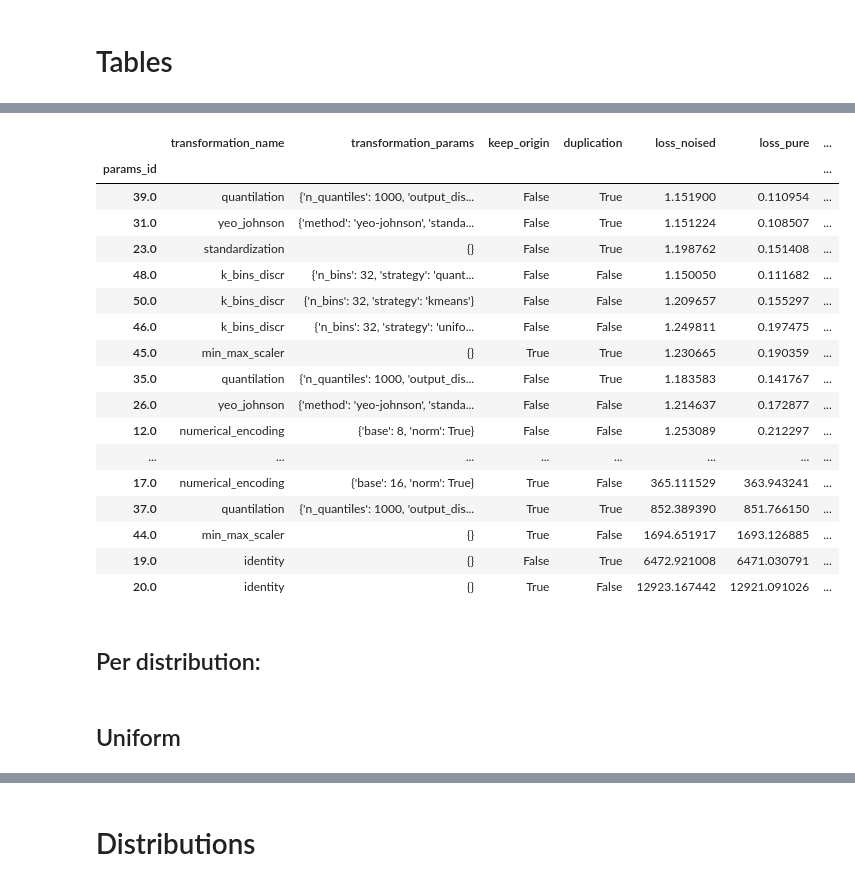
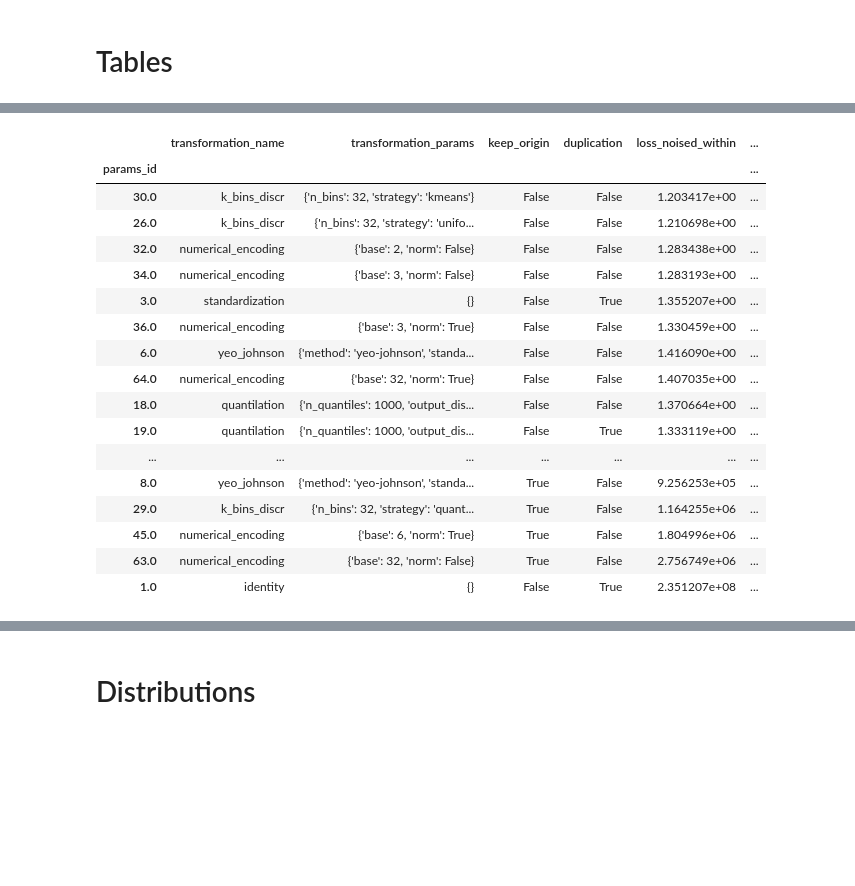
Before and after one commit to Nearpit/BaseEncoding, a Jupyter notebook: plotting.ipynb, the cells around one changed output, grey strips where cells are left out. Saved outputs shown, nothing was run; the diff lists cells and outputs as text; code cells hidden in the pictures; blank space fills up the shorter version.

```diff
--- a/plotting.ipynb
+++ b/plotting.ipynb
@@ -32,7 +30,7 @@ with open("only_inputs_results.pkl", "rb") as file:
 for idx, inp in enumerate(data):
     cur_history = data[idx]['history']
     cur_history['loss'] = np.pad(np.array(cur_history['loss']), (0, 1000 - len(cur_history['loss'])), 'edge')
-    cur_history['loss'] = np.pad(np.array(cur_history['loss']), (0, 1000 - len(cur_history['loss'])), 'edge')
+    cur_history['val_loss'] = np.pad(np.array(cur_history['val_loss']), (0, 1000 - len(cur_history['val_loss'])), 'edge')
     data[idx]['history'] = cur_history
 
 df = pd.json_normalize(data, max_level=0)
@@ -42,17 +65,32 @@ df['duplication'] = df['duplication'].replace({1:False, 32:True})
 # %%
+
 total_number_transformations = df.shape[0]/(df['seed'].nunique() * df['x'].nunique())
 
-results = df.groupby('params_id')[['score_noised', 'score_pure']].mean()
-results = results.rename({'score_noised': 'loss_noised', 'score_pure':'loss_pure'}, axis=1)
-results['x'] = df.groupby('params_id')[['x']].max()
+pd.options.display.max_rows = int(total_number_transformations)
+
+results = df.groupby('params_id')[['score_noised_within', 'score_noised_beyond', 'score_pure_within', 'score_pure_beyond']].mean()
+results = results.rename({'score_noised_within': 'loss_noised_within', 'score_noised_beyond': 'loss_noised_beyond', 'score_pure_within': 'loss_pure_within', 'score_pure_beyond':'loss_pure_beyond'}, axis=1)
+results['x'] = df.groupby('params_id')[['x']].nth(0)
 # %%
-best_noised = results.groupby('x')[['loss_noised']].min()
-best_pure = results.groupby('x')[['loss_pure']].min()
-results['relative_noised_ranking'] = results.apply(lambda x: (x['loss_noised']/best_noised.loc[x['x']])-1, axis=1)
-results['relative_pure_ranking'] = results.apply(lambda x: (x['loss_pure']/best_pure.loc[x['x']])-1, axis=1)
+arr = ['noised_within', 'noised_beyond', 'pure_within', 'pure_beyond']
+for loss in ['noised_within', 'noised_beyond', 'pure_within', 'pure_beyond']:
+    best = results.groupby('x')[[f'loss_{loss}']].min()
+    results[f'relative_{loss}'] = results.apply(lambda x: (x[f'loss_{loss}']/best.loc[x['x']])-1, axis=1)
+
 total_results = results.groupby(results.index % total_number_transformations).mean()
 
 transformation_description_short = df[df['params_id'] < total_number_transformations].groupby('params_id')[['transformation_name', 'transformation_params', 'keep_origin', 'duplication']].nth(0)
 transformation_description_full = df.groupby('params_id')[['transformation_name', 'transformation_params', 'keep_origin', 'duplication']].nth(0)
 
 total_results = transformation_description_short.join(total_results)
+# %%
+arr = ['noised_within', 'noised_beyond', 'pure_within', 'pure_beyond']
+
+rel_arr = ['relative_' + x for x in arr]
+total_results['relative_mean'] = total_results[rel_arr].mean(axis=1)
+
+total_results['relative_beyond_mean'] = total_results[['relative_noised_beyond', 'relative_pure_beyond']].mean(axis=1)
+total_results['relative_within_mean'] = total_results[['relative_noised_within', 'relative_pure_within']].mean(axis=1)
+
+total_results['relative_noised_mean'] = total_results[['relative_noised_beyond', 'relative_noised_within']].mean(axis=1)
+total_results['relative_pure_mean'] = total_results[['relative_pure_beyond', 'relative_pure_within']].mean(axis=1)
@@ -80,23 +181,21 @@ total_results.sort_values('relative_noised_ranking')
 # %%
-total_results.sort_values('relative_pure_ranking')
+total_results.sort_values('relative_pure_within')
 # %% [output]
-|  | transformation_name | transformation_params | keep_origin | duplication | loss_noised | loss_pure | ... |
-| params_id |  |  |  |  |  |  | ... |
-| 39.0 | quantilation | {'n_quantiles': 1000, 'output_dis... | False | True | 1.151900 | 0.110954 | ... |
-| 31.0 | yeo_johnson | {'method': 'yeo-johnson', 'standa... | False | True | 1.151224 | 0.108507 | ... |
-| 23.0 | standardization | {} | False | True | 1.198762 | 0.151408 | ... |
-| 48.0 | k_bins_discr | {'n_bins': 32, 'strategy': 'quant... | False | False | 1.150050 | 0.111682 | ... |
-| 50.0 | k_bins_discr | {'n_bins': 32, 'strategy': 'kmeans'} | False | False | 1.209657 | 0.155297 | ... |
-| 46.0 | k_bins_discr | {'n_bins': 32, 'strategy': 'unifo... | False | False | 1.249811 | 0.197475 | ... |
-| 45.0 | min_max_scaler | {} | True | True | 1.230665 | 0.190359 | ... |
-| 35.0 | quantilation | {'n_quantiles': 1000, 'output_dis... | False | True | 1.183583 | 0.141767 | ... |
-| 26.0 | yeo_johnson | {'method': 'yeo-johnson', 'standa... | False | False | 1.214637 | 0.172877 | ... |
-| 12.0 | numerical_encoding | {'base': 8, 'norm': True} | False | False | 1.253089 | 0.212297 | ... |
-| ... | ... | ... | ... | ... | ... | ... | ... |
-| 17.0 | numerical_encoding | {'base': 16, 'norm': True} | True | False | 365.111529 | 363.943241 | ... |
-| 37.0 | quantilation | {'n_quantiles': 1000, 'output_dis... | True | True | 852.389390 | 851.766150 | ... |
-| 44.0 | min_max_scaler | {} | True | False | 1694.651917 | 1693.126885 | ... |
-| 19.0 | identity | {} | False | True | 6472.921008 | 6471.030791 | ... |
-| 20.0 | identity | {} | True | False | 12923.167442 | 12921.091026 | ... |
+|  | transformation_name | transformation_params | keep_origin | duplication | loss_noised_within | ... |
+| params_id |  |  |  |  |  | ... |
+| 30.0 | k_bins_discr | {'n_bins': 32, 'strategy': 'kmeans'} | False | False | 1.203417e+00 | ... |
+| 26.0 | k_bins_discr | {'n_bins': 32, 'strategy': 'unifo... | False | False | 1.210698e+00 | ... |
+| 32.0 | numerical_encoding | {'base': 2, 'norm': False} | False | False | 1.283438e+00 | ... |
+| 34.0 | numerical_encoding | {'base': 3, 'norm': False} | False | False | 1.283193e+00 | ... |
+| 3.0 | standardization | {} | False | True | 1.355207e+00 | ... |
+| 36.0 | numerical_encoding | {'base': 3, 'norm': True} | False | False | 1.330459e+00 | ... |
+| 6.0 | yeo_johnson | {'method': 'yeo-johnson', 'standa... | False | False | 1.416090e+00 | ... |
+| 64.0 | numerical_encoding | {'base': 32, 'norm': True} | False | False | 1.407035e+00 | ... |
+| 18.0 | quantilation | {'n_quantiles': 1000, 'output_dis... | False | False | 1.370664e+00 | ... |
+| 19.0 | quantilation | {'n_quantiles': 1000, 'output_dis... | False | True | 1.333119e+00 | ... |
+| ... | ... | ... | ... | ... | ... | ... |
+| 8.0 | yeo_johnson | {'method': 'yeo-johnson', 'standa... | True | False | 9.256253e+05 | ... |
+| 29.0 | k_bins_discr | {'n_bins': 32, 'strategy': 'quant... | True | False | 1.164255e+06 | ... |
+| 45.0 | numerical_encoding | {'base': 6, 'norm': True} | True | False | 1.804996e+06 | ... |
+| 63.0 | numerical_encoding | {'base': 32, 'norm': False} | True | False | 2.756749e+06 | ... |
+| 1.0 | identity | {} | False | True | 2.351207e+08 | ... |
-# %% [markdown]
-## Per distribution:
@@ -108,2 +201,0 @@ splitted = transformation_description_full.join(splitted)
-# %% [markdown]
-## Uniform
```
Also changed, not shown: parts of 35 cells of this notebook, 1 other file.
